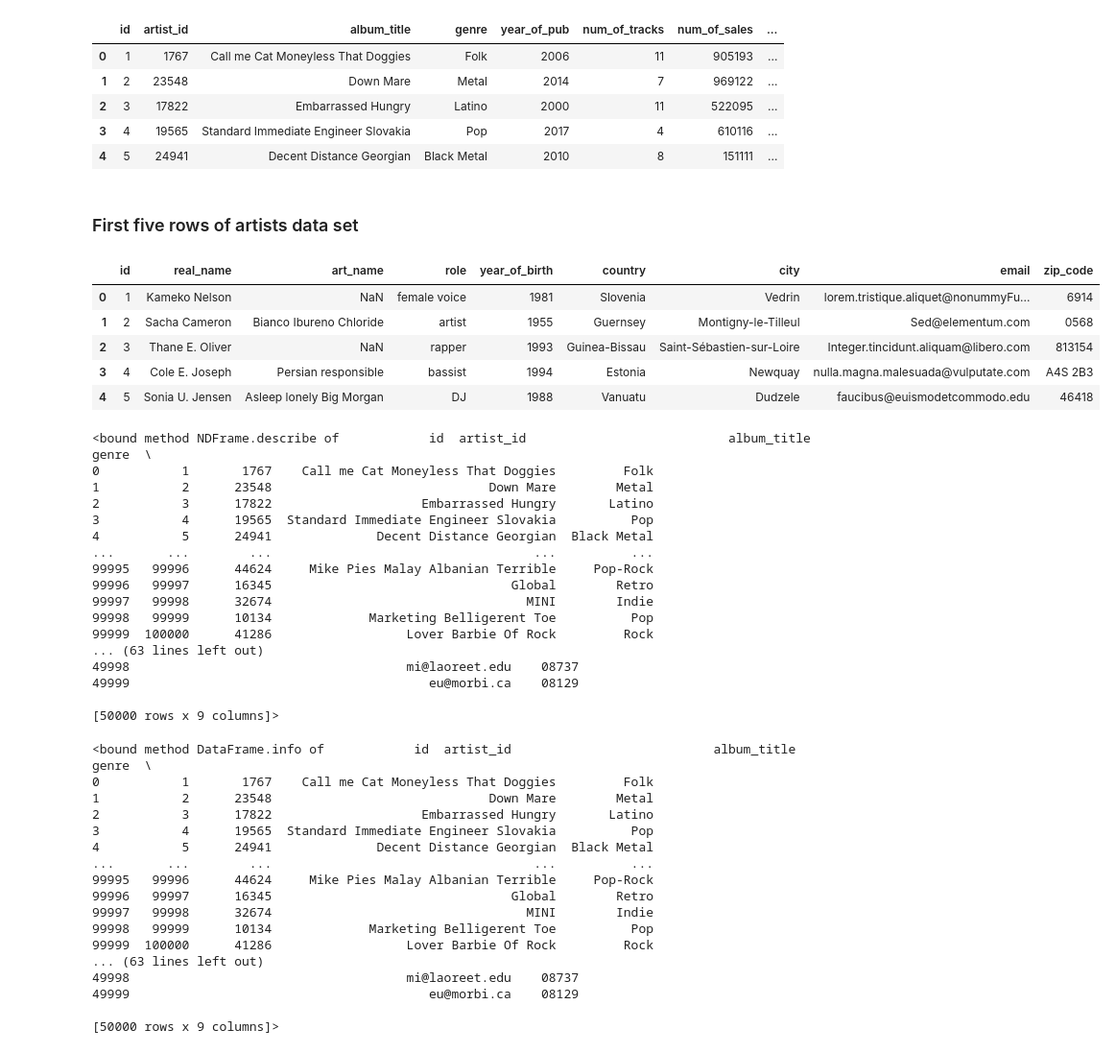
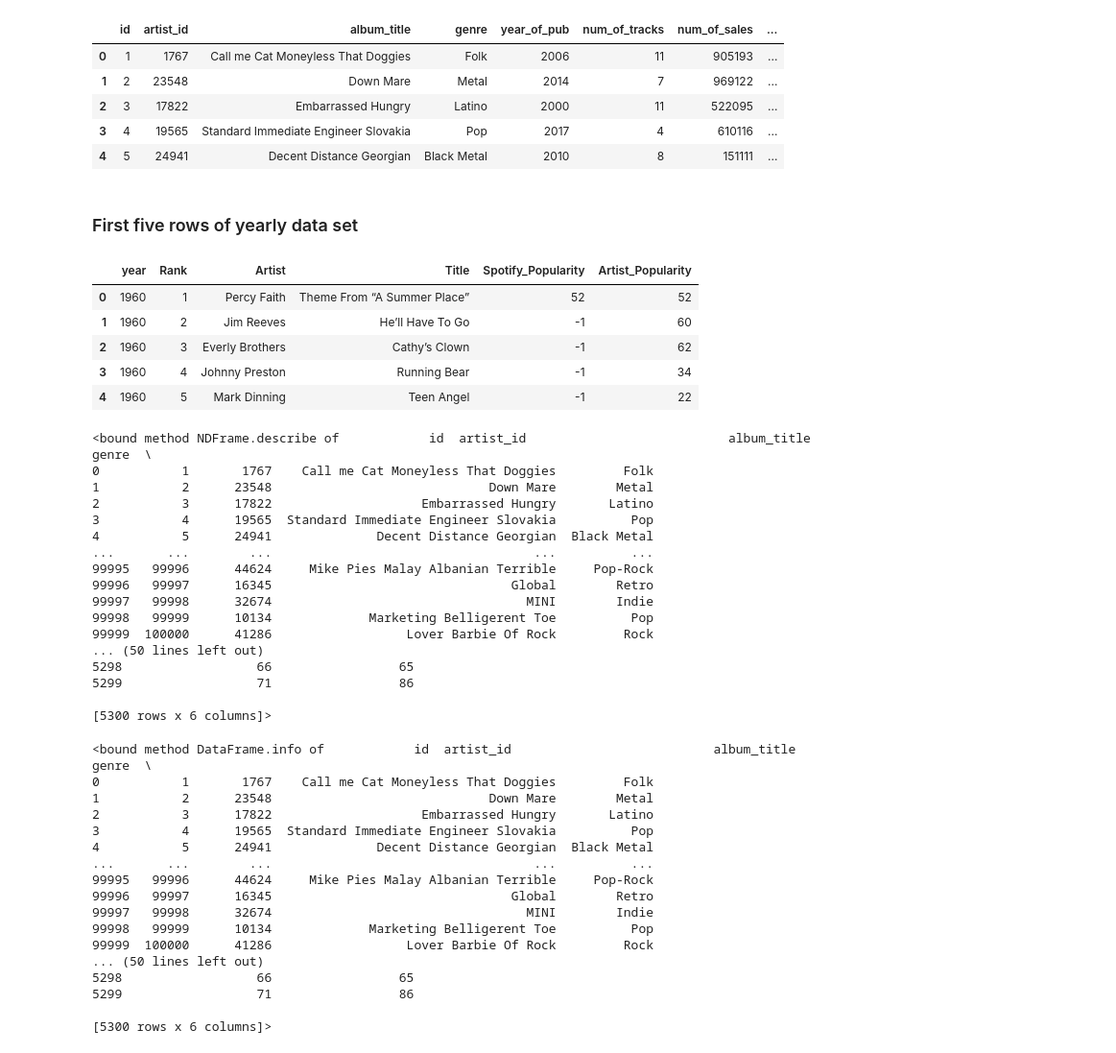
Before and after one commit to jamesbond007dj/data_analysis, a Jupyter notebook: data-viz.ipynb, the cells around one changed output. Shown: that part at 96% size. Drawn from its saved outputs; the diff is of its cells as text; code cells hidden in the pictures.

Commit message:
solve problem about seaborn data read

```diff
--- a/data-viz.ipynb
+++ b/data-viz.ipynb
@@ -13,9 +13,9 @@ from sklearn.preprocessing import PolynomialFeatures
 from sklearn.model_selection import train_test_split
 # %%
 albums = pd.read_csv("./albums.csv")
-print(f"Data Shape: {albums.shape}")
-print(albums.head())
-artists = pd.read_csv("./artists.csv")
-print(f"Data Shape: {artists.shape}")
-print(artists.head())
+print(f"Data Shape: {week.shape}")
+print(week.head())
+year = pd.read_csv("./year.csv")
+print(f"Data Shape: {year.shape}")
+print(year.head())
 # %% [output]
@@ -48,18 +48,18 @@ albums.head(5)
 | 3 | 4 | 19565 | Standard Immediate Engineer Slovakia | Pop | 2017 | 4 | 610116 | ... |
 | 4 | 5 | 24941 | Decent Distance Georgian | Black Metal | 2010 | 8 | 151111 | ... |
 # %% [markdown]
-### First five rows of artists data set
+### First five rows of yearly data set
 # %%
-artists.head(5)
+year.head(5)
 # %% [output]
-|  | id | real_name | art_name | role | year_of_birth | country | city | email | zip_code |
-| 0 | 1 | Kameko Nelson | NaN | female voice | 1981 | Slovenia | Vedrin | lorem.tristique.aliquet@nonummyFu... | 6914 |
-| 1 | 2 | Sacha Cameron | Bianco Ibureno Chloride | artist | 1955 | Guernsey | Montigny-le-Tilleul | Sed@elementum.com | 0568 |
-| 2 | 3 | Thane E. Oliver | NaN | rapper | 1993 | Guinea-Bissau | Saint-Sébastien-sur-Loire | Integer.tincidunt.aliquam@libero.com | 813154 |
-| 3 | 4 | Cole E. Joseph | Persian responsible | bassist | 1994 | Estonia | Newquay | nulla.magna.malesuada@vulputate.com | A4S 2B3 |
-| 4 | 5 | Sonia U. Jensen | Asleep lonely Big Morgan | DJ | 1988 | Vanuatu | Dudzele | faucibus@euismodetcommodo.edu | 46418 |
+|  | year | Rank | Artist | Title | Spotify_Popularity | Artist_Popularity |
+| 0 | 1960 | 1 | Percy Faith | Theme From “A Summer Place” | 52 | 52 |
+| 1 | 1960 | 2 | Jim Reeves | He’ll Have To Go | -1 | 60 |
+| 2 | 1960 | 3 | Everly Brothers | Cathy’s Clown | -1 | 62 |
+| 3 | 1960 | 4 | Johnny Preston | Running Bear | -1 | 34 |
+| 4 | 1960 | 5 | Mark Dinning | Teen Angel | -1 | 22 |
 # %%
-print(albums.describe, artists.describe)
+print(albums.describe, year.describe)
 # %% [output]
 <bound method NDFrame.describe of            id  artist_id                           album_title        genre  \
 0           1       1767    Call me Cat Moneyless That Doggies         Folk
@@ -73,13 +73,13 @@ print(albums.describe, artists.describe)
 99997   99998      32674                                  MINI        Indie
 99998   99999      10134             Marketing Belligerent Toe          Pop
 99999  100000      41286                  Lover Barbie Of Rock         Rock
-... (63 lines left out)
-49998                                     mi@laoreet.edu    08737
-49999                                        eu@morbi.ca    08129
+... (50 lines left out)
+5298                  66                 65
+5299                  71                 86
 
-[50000 rows x 9 columns]>
+[5300 rows x 6 columns]>
 # %%
-print(albums.info, artists.info)
+print(albums.info, year.info)
 # %% [output]
 <bound method DataFrame.info of            id  artist_id                           album_title        genre  \
 0           1       1767    Call me Cat Moneyless That Doggies         Folk
@@ -93,8 +93,8 @@ print(albums.info, artists.info)
 99997   99998      32674                                  MINI        Indie
 99998   99999      10134             Marketing Belligerent Toe          Pop
 99999  100000      41286                  Lover Barbie Of Rock         Rock
-... (63 lines left out)
-49998                                     mi@laoreet.edu    08737
-49999                                        eu@morbi.ca    08129
+... (50 lines left out)
+5298                  66                 65
+5299                  71                 86
 
-[50000 rows x 9 columns]>
+[5300 rows x 6 columns]>
```
Also changed, not shown: parts of 23 cells of this notebook, 5 other files.
